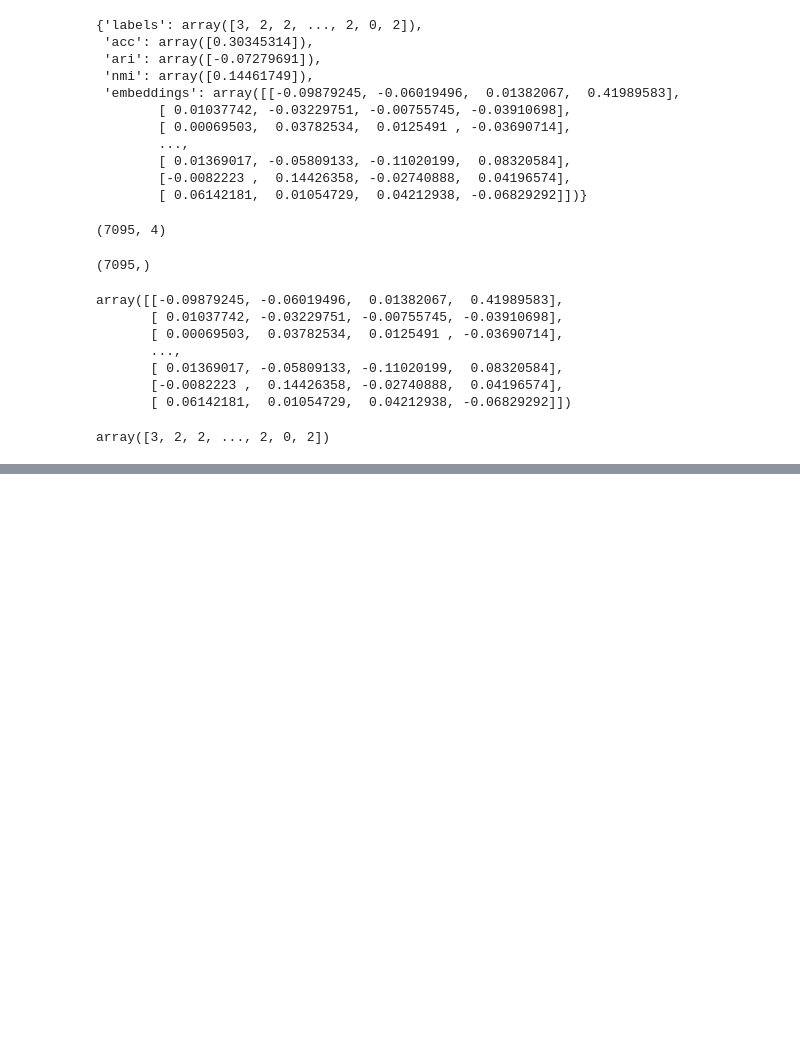
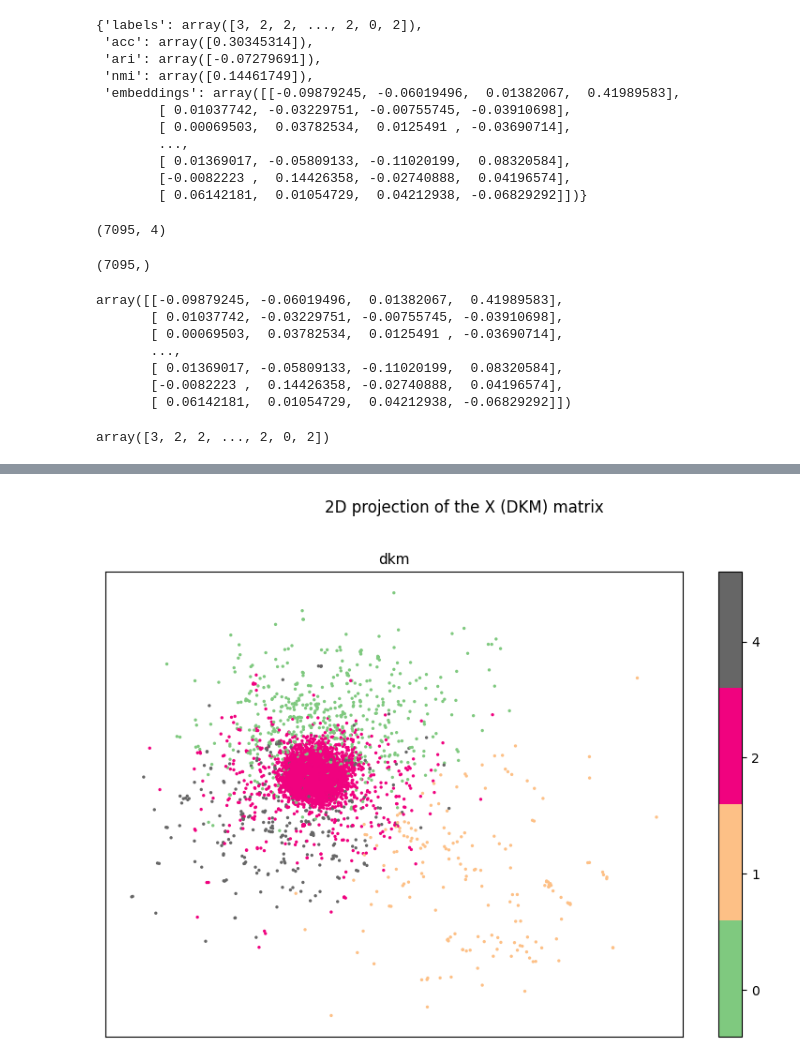
Before and after one commit to goamegah/Document-Clustering, a Jupyter notebook: dsa/PyNotebooks/dkm_classic4.ipynb, the cells around one changed output, grey strips where cells are left out. Drawn from its saved outputs; the diff is of its cells as text; code cells hidden in the pictures; blank space fills up the shorter version.

```diff
--- a/dsa/PyNotebooks/dkm_classic4.ipynb
+++ b/dsa/PyNotebooks/dkm_classic4.ipynb
@@ -153,0 +165,9 @@ array([3, 2, 2, ..., 2, 0, 2])
+# %%
+IMAGES_PATH = Path.cwd().parent.parent / "images" / "unsupervised_learning" / f"{document_name}"
+IMAGES_PATH.mkdir(parents=True, exist_ok=True)
+
+def save_fig(fig_id, tight_layout=True, fig_extension="png", resolution=300):
+    path = IMAGES_PATH / f"{fig_id}.{fig_extension}"
+    if tight_layout:
+        plt.tight_layout()
+    plt.savefig(path, format=fig_extension, dpi=resolution)
@@ -153,0 +187,34 @@ array([3, 2, 2, ..., 2, 0, 2])
+# %%
+
+classes = [
+    '0',
+    '1',
+    '2',
+    '4'
+]
+# %%
+dkm_x =  np.fromfile("classic4.dat").reshape((7095, 4))
+# %%
+dkm_y = np.fromfile("classic4_labels.dat",dtype=int).reshape(-1)
+# %%
+fig, ax = plt.subplots(figsize=(8, 6))
+fig.suptitle("2D projection of the X (DKM) matrix \n", size=12)
+
+
+scatter = ax.scatter(
+    x=dkm_x[:, 0],
+    y=dkm_x[:, 1],
+    c=dkm_y,
+    cmap='Accent',
+    s=2,
+    alpha=1
+)
+plt.setp(ax, xticks=[], yticks=[])
+cbar = fig.colorbar(scatter, ax=ax, boundaries=np.arange(5)-0.4)
+cbar.set_ticks(np.arange(4))
+cbar.set_ticklabels(classes, size=10)
+ax.set_title("dkm", size=11)
+save_fig(f"{document_name}_GLOVE_DKM_2Dplot")
+plt.show()
+# %% [output]
+[figure, added]
```
Also changed, not shown: parts of 4 cells of this notebook, 8 other files.
